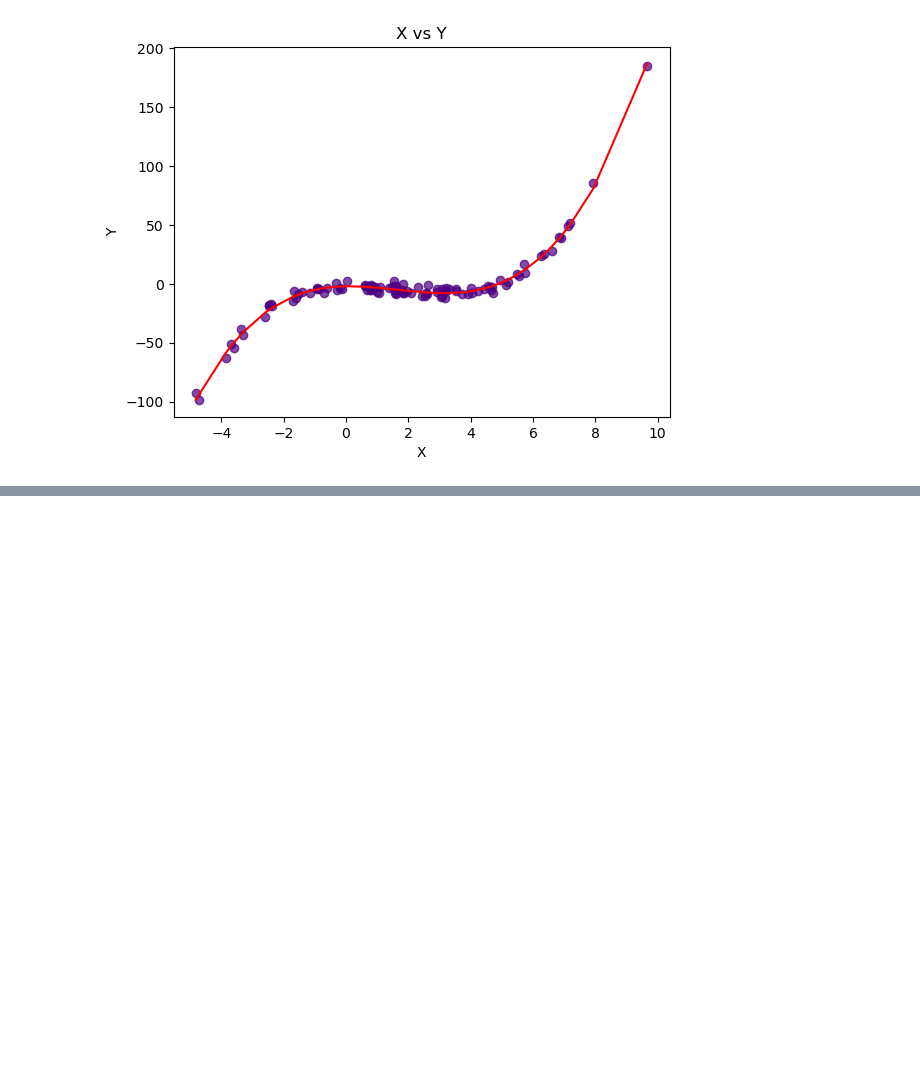
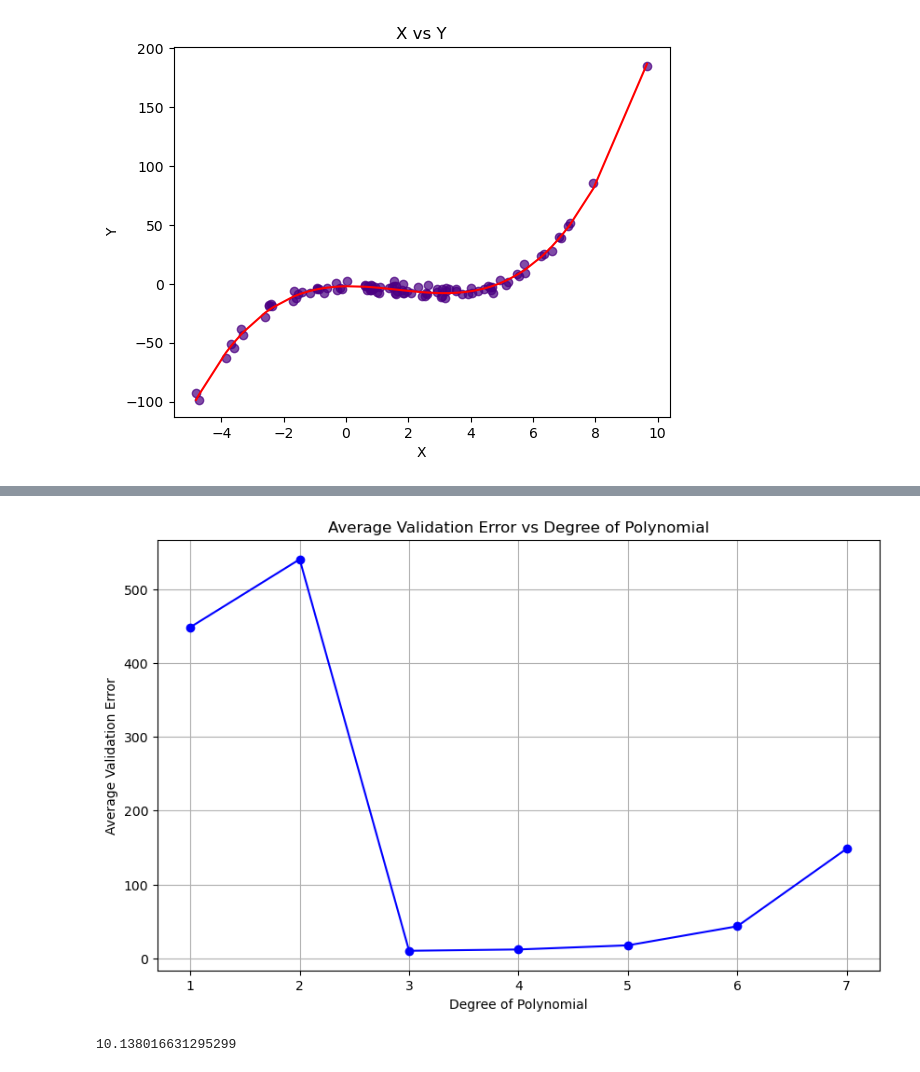
Before and after one commit to barissucuoglu/Data-Science-Playground, a Jupyter notebook: ML/Validation Exercise.ipynb, the cells around one changed output, grey strips where cells are left out. Saved outputs shown, nothing was run; the diff lists cells and outputs as text; code cells hidden in the pictures; blank space fills up the shorter version.

```diff
--- a/ML/Validation Exercise.ipynb
+++ b/ML/Validation Exercise.ipynb
@@ -376,0 +436,10 @@ Text(0, 0.5, 'Y')
+# %%
+plt.figure(figsize=(10, 6))
+plt.plot(average_df.index, average_df["Validation Errors"], marker='o', linestyle='-', color='b')
+plt.title("Average Validation Error vs Degree of Polynomial")
+plt.xlabel("Degree of Polynomial")
+plt.ylabel("Average Validation Error")
+plt.grid(True)
+plt.show()
+# %% [output]
+[figure, added]
@@ -376,0 +451,4 @@ Text(0, 0.5, 'Y')
+# %%
+-scores.mean()
+# %% [output]
+10.138016631295299
```
Also changed, not shown: parts of 23 cells of this notebook.
